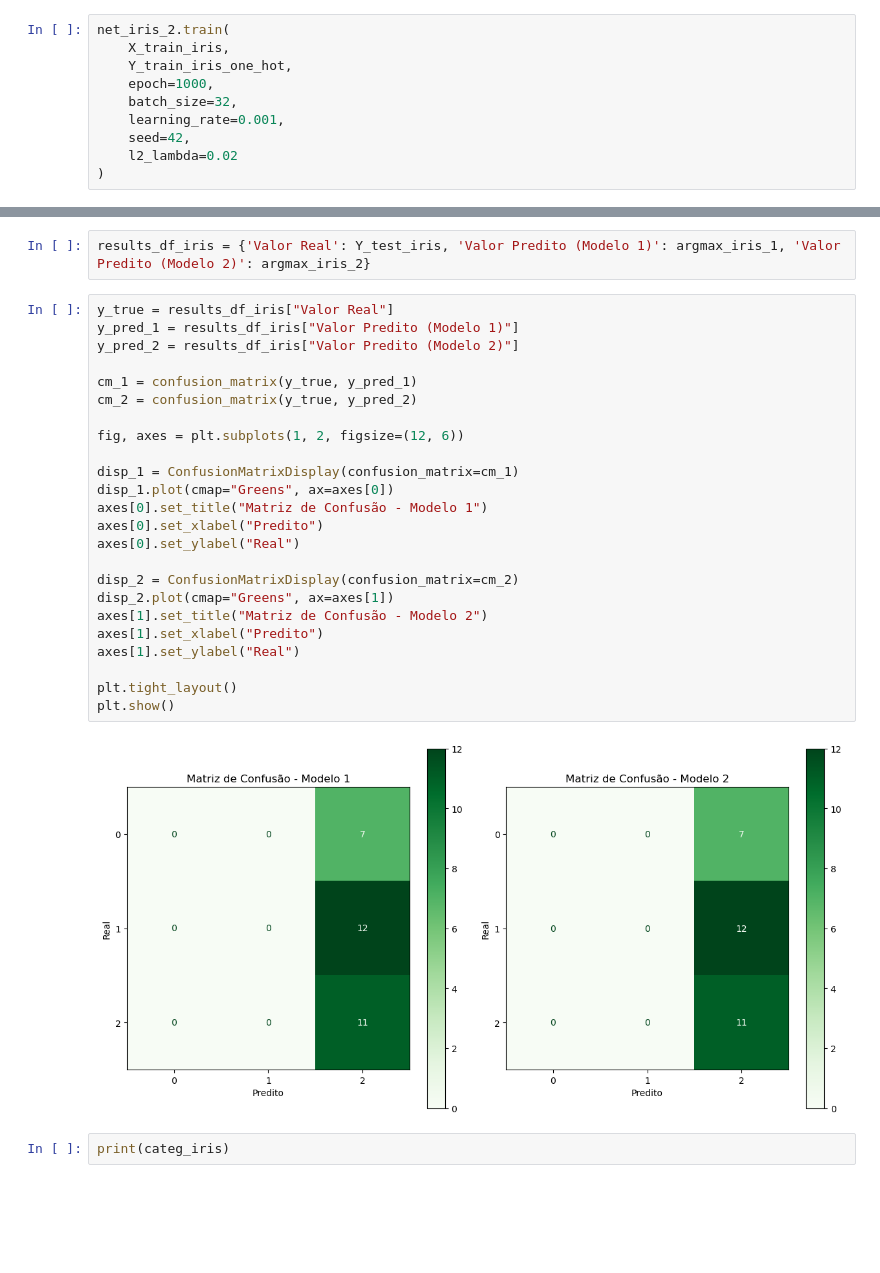
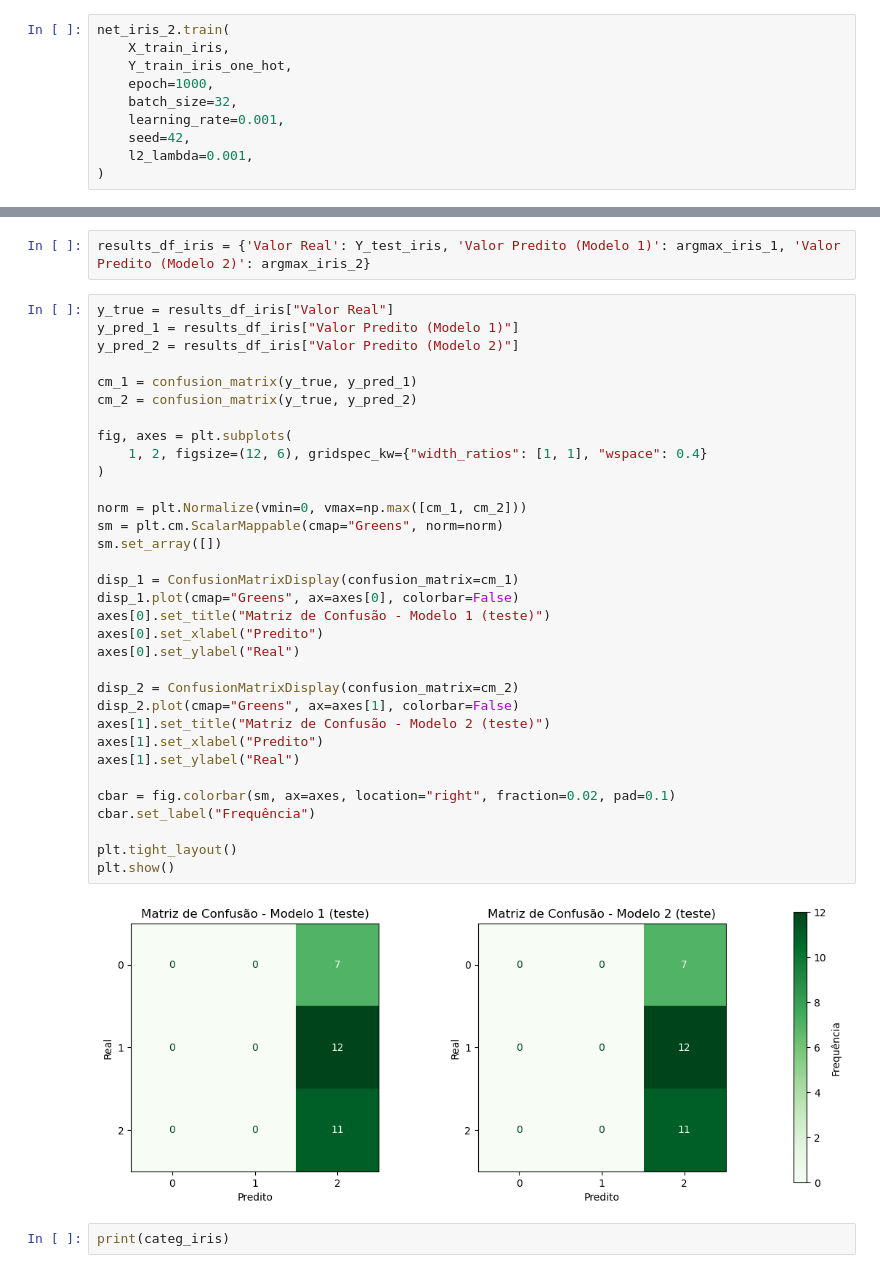
Before and after one commit to gabrieldadcarvalho/IF867_deep_learning_introduction, a Jupyter notebook: exercise_list/01/ListaPratica01_IF867.ipynb, the cells around one changed output, grey strips where cells are left out. Cells and saved outputs as stored; diff of their text form; blank space fills up the shorter version.

```diff
--- a/exercise_list/01/ListaPratica01_IF867.ipynb
+++ b/exercise_list/01/ListaPratica01_IF867.ipynb
@@ -1013,6 +1045,6 @@ net_iris_2.train(
     batch_size=32,
     learning_rate=0.001,
     seed=42,
-    l2_lambda=0.02
+    l2_lambda=0.001,
 )
 # %% [output]
@@ -1052,29 +1084,38 @@ results_df_iris = {'Valor Real': Y_test_iris, 'Valor Predito (Modelo 1)': argmax
 # %%
 y_true = results_df_iris["Valor Real"]
 y_pred_1 = results_df_iris["Valor Predito (Modelo 1)"]
 y_pred_2 = results_df_iris["Valor Predito (Modelo 2)"]
 
 cm_1 = confusion_matrix(y_true, y_pred_1)
 cm_2 = confusion_matrix(y_true, y_pred_2)
 
-fig, axes = plt.subplots(1, 2, figsize=(12, 6))
+fig, axes = plt.subplots(
+    1, 2, figsize=(12, 6), gridspec_kw={"width_ratios": [1, 1], "wspace": 0.4}
+)
+
+norm = plt.Normalize(vmin=0, vmax=np.max([cm_1, cm_2]))
+sm = plt.cm.ScalarMappable(cmap="Greens", norm=norm)
+sm.set_array([])
 
 disp_1 = ConfusionMatrixDisplay(confusion_matrix=cm_1)
-disp_1.plot(cmap="Greens", ax=axes[0])
-axes[0].set_title("Matriz de Confusão - Modelo 1")
+disp_1.plot(cmap="Greens", ax=axes[0], colorbar=False)
+axes[0].set_title("Matriz de Confusão - Modelo 1 (teste)")
 axes[0].set_xlabel("Predito")
 axes[0].set_ylabel("Real")
 
 disp_2 = ConfusionMatrixDisplay(confusion_matrix=cm_2)
-disp_2.plot(cmap="Greens", ax=axes[1])
-axes[1].set_title("Matriz de Confusão - Modelo 2")
+disp_2.plot(cmap="Greens", ax=axes[1], colorbar=False)
+axes[1].set_title("Matriz de Confusão - Modelo 2 (teste)")
 axes[1].set_xlabel("Predito")
 axes[1].set_ylabel("Real")
 
+cbar = fig.colorbar(sm, ax=axes, location="right", fraction=0.02, pad=0.1)
+cbar.set_label("Frequência")
+
 plt.tight_layout()
 plt.show()
 # %% [output]
-[figure, old version]
+[figure, new version]
 # %%
 print(categ_iris)
 # %% [output]
```
Also changed, not shown: parts of 48 cells of this notebook.
